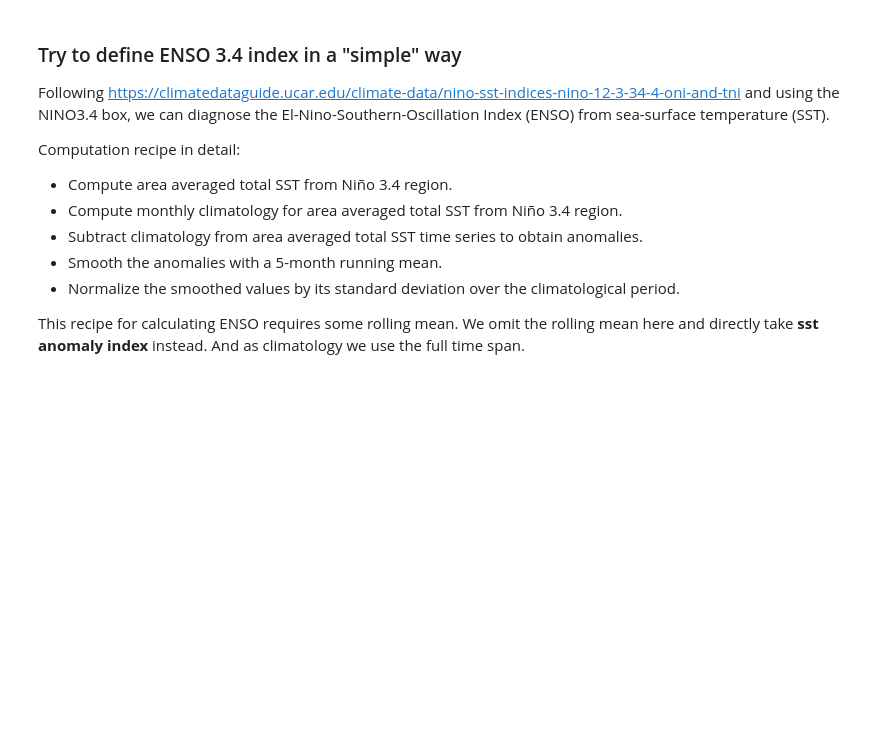
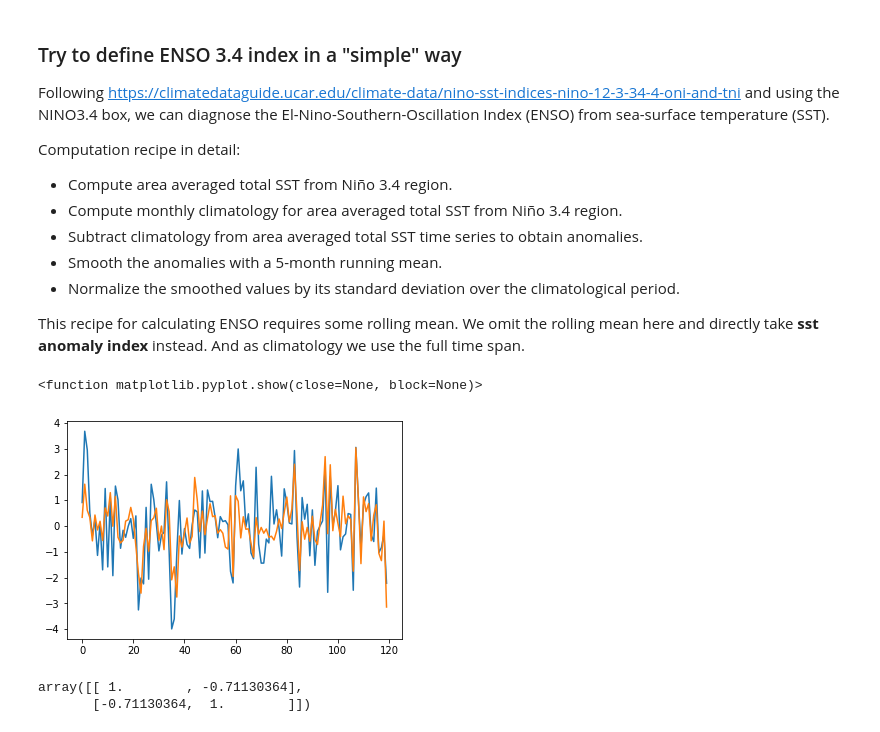
Before and after one commit to MarcoLandtHayen/climate_index_collection, a Jupyter notebook: notebooks/Temp_Marco.ipynb, the cells around one changed output. Cells and saved outputs as stored; diff of their text form; code cells hidden in the pictures; blank space fills up the shorter version.

```diff
--- a/notebooks/Temp_Marco.ipynb
+++ b/notebooks/Temp_Marco.ipynb
@@ -88,0 +32,15 @@ ENSO34_CESM = el_nino_southern_oscillation_34(data_set=CESM_alldata, sst_name="s
+# %%
+nao_station = north_atlantic_oscillation(data_set=FOCI_alldata, slp_name='sea-level-pressure')
+nao_pc = north_atlantic_oscillation_pc(data_set=FOCI_alldata, slp_name='sea-level-pressure')
+# %%
+plt.plot(nao_station.values)
+plt.plot(-nao_pc.values)
+plt.show
+# %% [output]
+<function matplotlib.pyplot.show(close=None, block=None)>
+[figure, added]
+# %%
+np.corrcoef(np.stack([nao_station.values, nao_pc.values]))
+# %% [output]
+array([[ 1.        , -0.71130364],
+       [-0.71130364,  1.        ]])
```
Also changed, not shown: parts of 20 cells of this notebook, 3 other files.
